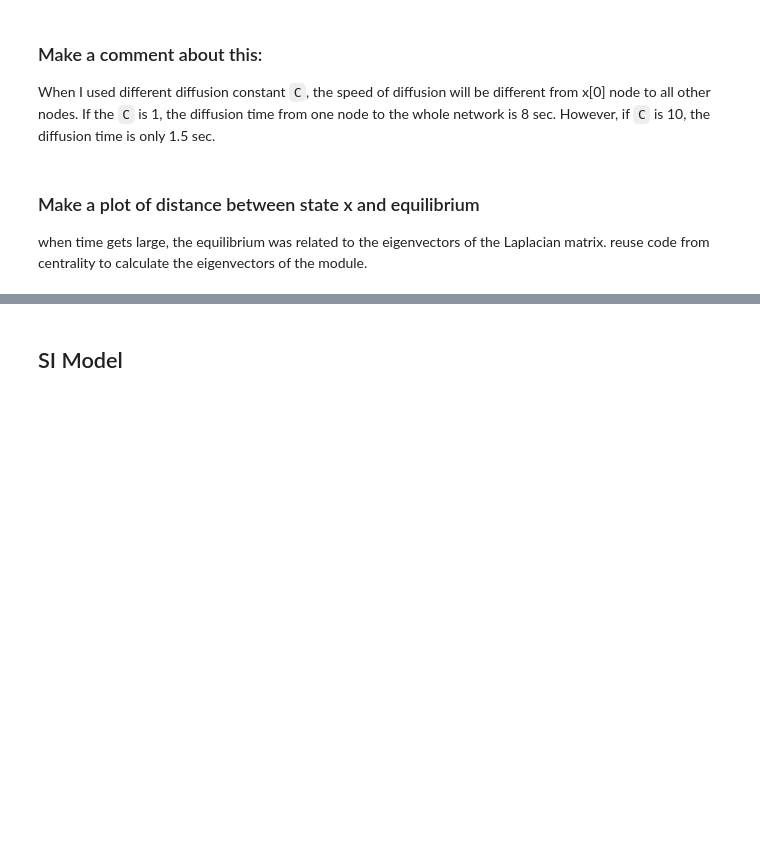
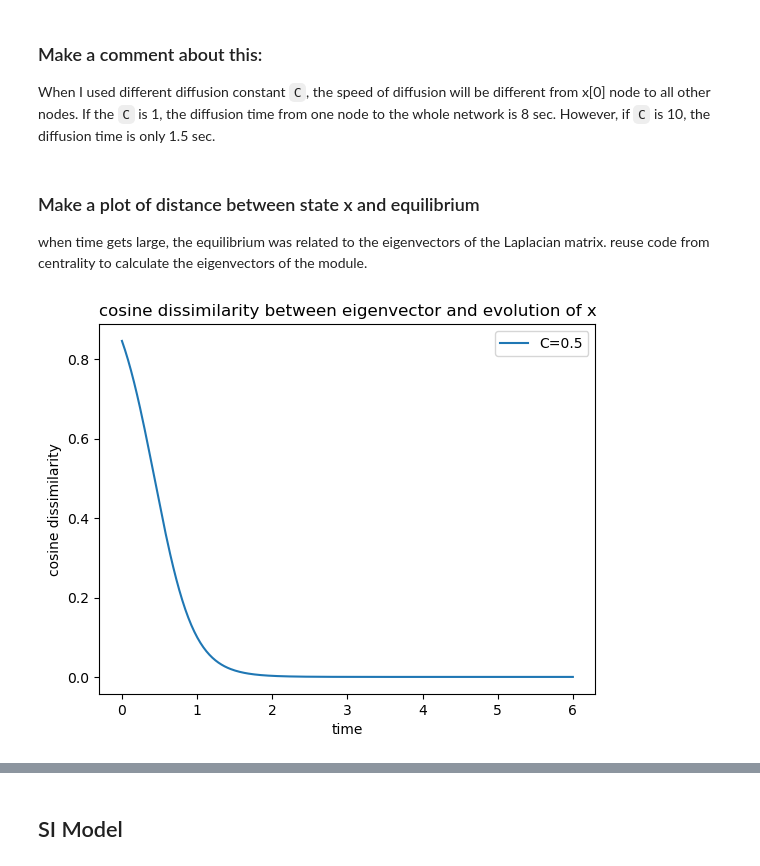
Before and after one commit to yilewang/dynamical_net_sys_class, a Jupyter notebook: lab6/lab6_yxw190015.ipynb, the cells around one changed output, grey strips where cells are left out. Drawn from its saved outputs; the diff is of its cells as text; code cells hidden in the pictures; blank space fills up the shorter version.

```diff
--- a/lab6/lab6_yxw190015.ipynb
+++ b/lab6/lab6_yxw190015.ipynb
@@ -141,0 +128,18 @@ plt.show()
+# %%
+# calculate the eigenvector of the network
+eigencentrality_vector = [i for i in nx.eigenvector_centrality(G).values()]
+
+# define a cosine dissimilarity function
+def cosine_dissimilarity(x,y):
+    return 1-(dot(x,y)/(norm(x)*norm(y)))
+
+# calculate the cosine similarity between the eigenvector and the history
+cosine_dissimilarity_history = [cosine_dissimilarity(eigencentrality_vector,history[i]) for i in range(len(time))]
+plt.plot(time,cosine_dissimilarity_history, label="C=0.5")
+plt.xlabel('time')
+plt.ylabel('cosine dissimilarity')
+plt.title('cosine dissimilarity between eigenvector and evolution of x')
+plt.legend()
+plt.show()
+# %% [output]
+[figure, added]
```
Also changed, not shown: parts of 11 cells of this notebook, 4 other files.
